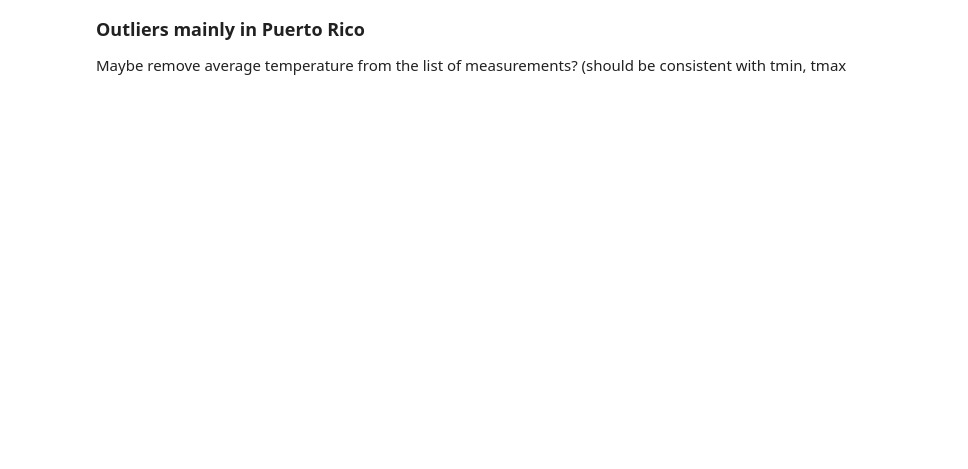
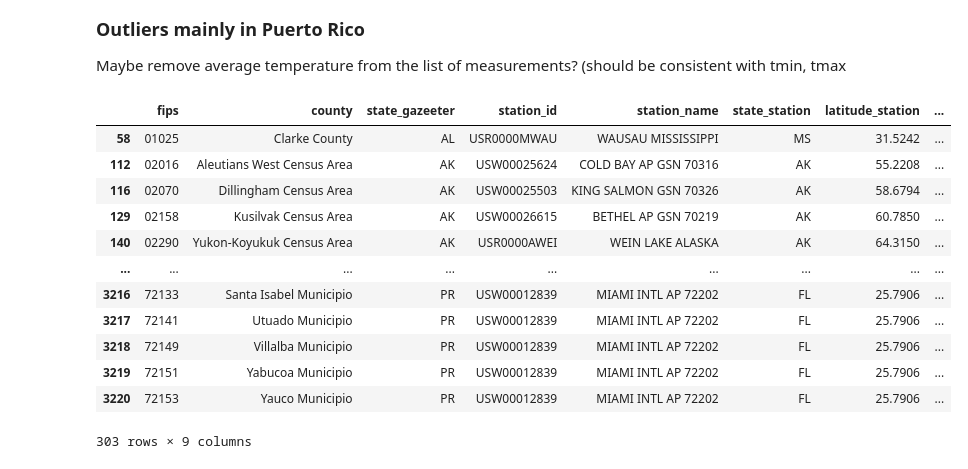
Before and after one commit to severine-baudry/capstone_data_engineer, a Jupyter notebook: US_weather_explore_measurements.ipynb, the cells around one changed output. Drawn from its saved outputs; the diff is of its cells as text; code cells hidden in the pictures; blank space fills up the shorter version.

```diff
--- a/US_weather_explore_measurements.ipynb
+++ b/US_weather_explore_measurements.ipynb
@@ -700,3 +700,20 @@ closest_stations_allinfo["TAVG"].sort_values(by = "distance", ascending= False).
 <font size=4>**Outliers mainly in Puerto Rico**</font>
 
 Maybe remove average temperature from the list of measurements? (should be consistent with tmin, tmax
+# %%
+outliers_tavg = closest_stations_allinfo["TAVG"][closest_stations_allinfo["TAVG"]["distance"] >50]
+outliers_tavg
+# %% [output]
+|  | fips | county | state_gazeeter | station_id | station_name | state_station | latitude_station | ... |
+| 58 | 01025 | Clarke County | AL | USR0000MWAU | WAUSAU MISSISSIPPI | MS | 31.5242 | ... |
+| 112 | 02016 | Aleutians West Census Area | AK | USW00025624 | COLD BAY AP GSN 70316 | AK | 55.2208 | ... |
+| 116 | 02070 | Dillingham Census Area | AK | USW00025503 | KING SALMON GSN 70326 | AK | 58.6794 | ... |
+| 129 | 02158 | Kusilvak Census Area | AK | USW00026615 | BETHEL AP GSN 70219 | AK | 60.7850 | ... |
+| 140 | 02290 | Yukon-Koyukuk Census Area | AK | USR0000AWEI | WEIN LAKE ALASKA | AK | 64.3150 | ... |
+| ... | ... | ... | ... | ... | ... | ... | ... | ... |
+| 3216 | 72133 | Santa Isabel Municipio | PR | USW00012839 | MIAMI INTL AP 72202 | FL | 25.7906 | ... |
+| 3217 | 72141 | Utuado Municipio | PR | USW00012839 | MIAMI INTL AP 72202 | FL | 25.7906 | ... |
+| 3218 | 72149 | Villalba Municipio | PR | USW00012839 | MIAMI INTL AP 72202 | FL | 25.7906 | ... |
+| 3219 | 72151 | Yabucoa Municipio | PR | USW00012839 | MIAMI INTL AP 72202 | FL | 25.7906 | ... |
+| 3220 | 72153 | Yauco Municipio | PR | USW00012839 | MIAMI INTL AP 72202 | FL | 25.7906 | ... |
+303 rows × 9 columns
```
Also changed, not shown: parts of 4 cells of this notebook.
